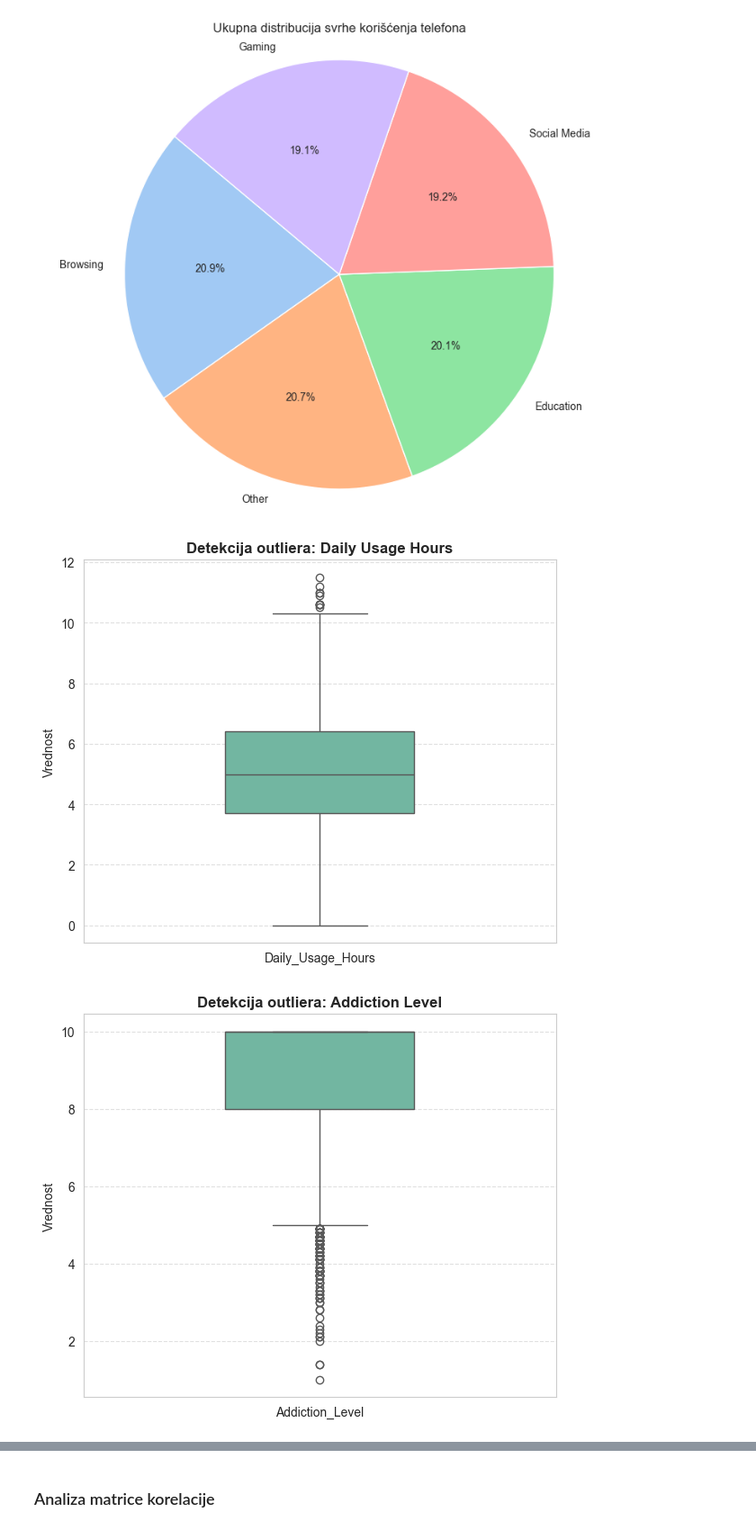
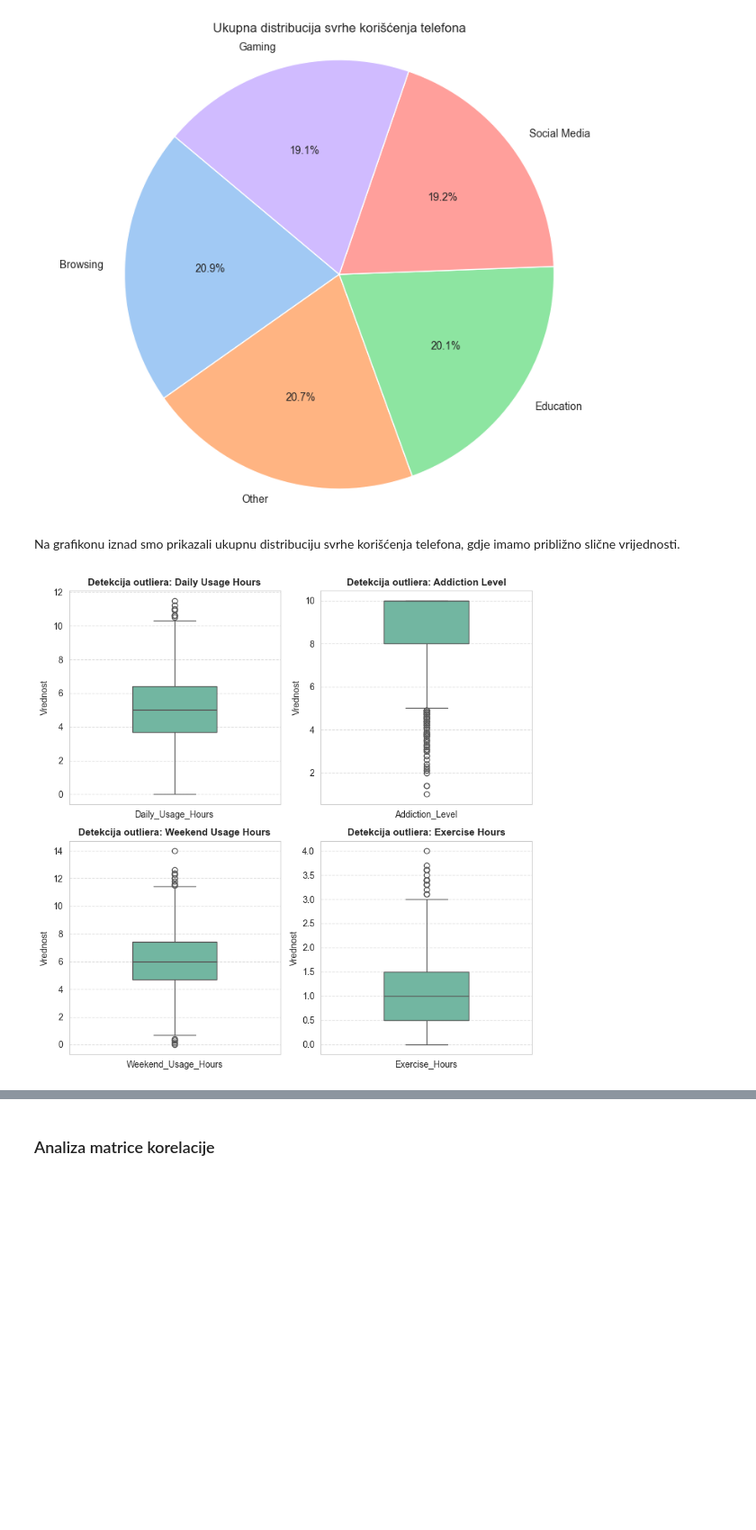
Before and after one commit to djukic002/siap-projekat, a Jupyter notebook: eda.ipynb, the cells around one changed output, grey strips where cells are left out. Shown at 90% size. Saved outputs shown, nothing was run; the diff lists cells and outputs as text; code cells hidden in the pictures; blank space fills up the shorter version.

```diff
--- a/eda.ipynb
+++ b/eda.ipynb
@@ -272,43 +275,39 @@ plt.axis('equal')
 plt.show()
 # %% [output]
 [figure]
+# %% [markdown]
+Na grafikonu iznad smo prikazali ukupnu distribuciju svrhe korišćenja telefona, gdje imamo približno slične vrijednosti.
 # %%
-def plot_single_boxplot(df, column_name):
+def plot_all_boxplots(df, columns):
+    fig, axes = plt.subplots(2, 2, figsize=(8, 8))
+    axes = axes.flatten()
 
-    if column_name not in df.columns:
-        print(f"Greška: Kolona '{column_name}' ne postoji u DataFrame-u.")
-        return
+    for i, column_name in enumerate(columns):
+        ax = axes[i]
 
-    if not pd.api.types.is_numeric_dtype(df[column_name]):
-        print(f"Greška: Kolona '{column_name}' nije numerička i ne može se nacrtati boxplot.")
-        return
+        if column_name not in df.columns or not pd.api.types.is_numeric_dtype(df[column_name]):
+            ax.set_title(f"Greška: {column_name}")
+            continue
 
-    plt.figure(figsize=(6, 5))
+        sns.boxplot(y=df[column_name],
+                    x=[column_name]*len(df),
+                    palette='Set2',
+                    width=0.4,
+                    hue=[column_name]*len(df),
+                    legend=False,
+                    ax=ax)
 
-    sns.boxplot(y=df[column_name],
-                x=[column_name]*len(df),
-                palette='Set2',
-                width=0.4,
-                hue=[column_name]*len(df),
-                legend=False)
-
-    clean_title = column_name.replace('_', ' ')
-    plt.title(f'Detekcija outliera: {clean_title}', fontsize=12, fontweight='bold')
-    plt.ylabel('Vrednost')
-    plt.xlabel('') # Brišemo x-label jer je naziv već u naslovu
-    plt.grid(axis='y', linestyle='--', alpha=0.6)
+        clean_title = column_name.replace('_', ' ')
+        ax.set_title(f'Detekcija outliera: {clean_title}', fontsize=11, fontweight='bold')
+        ax.set_ylabel('Vrednost')
+        ax.set_xlabel('')
+        ax.grid(axis='y', linestyle='--', alpha=0.6)
 
     plt.tight_layout()
     plt.show()
 
-plot_single_boxplot(df, 'Daily_Usage_Hours')
-plot_single_boxplot(df, 'Addiction_Level')
-plot_single_boxplot(df, 'Weekend_Usage_Hours')
-plot_single_boxplot(df, 'Sleep_Hours')
-plot_single_boxplot(df, 'Phone_Checks_Per_Day')
-plot_single_boxplot(df, 'Apps_Used_Daily')
-plot_single_boxplot(df, 'Time_on_Social_Media')
-plot_single_boxplot(df, 'Time_on_Gaming')
+cols_to_plot = ['Daily_Usage_Hours', 'Addiction_Level', 'Weekend_Usage_Hours', 'Exercise_Hours']
+
+plot_all_boxplots(df, cols_to_plot)
 # %% [output]
-[figure, old version]
+[figure, new version]
-[figure, removed]
```
Also changed, not shown: parts of 11 cells of this notebook, 2 other files.
